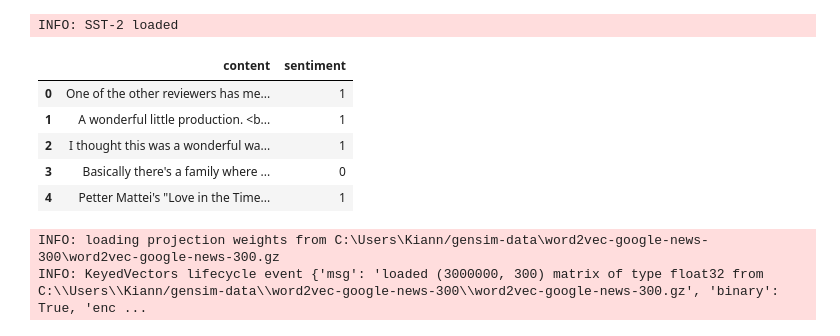
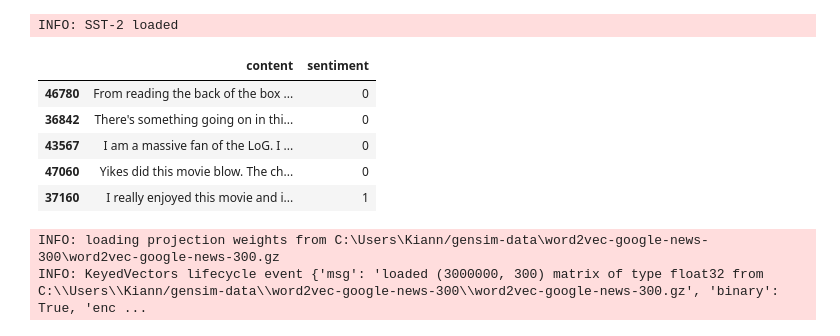
Before and after one commit to StevenShen3641/SC4001-Neural-Network-and-Deep-Learning, a Jupyter notebook: Project/SST_Kian_HAN_Test_300_no_pre_pro.ipynb, the cells around one changed output. Saved outputs shown, nothing was run; the diff lists cells and outputs as text; code cells hidden in the pictures.

```diff
--- a/Project/SST_Kian_HAN_Test_300_no_pre_pro.ipynb
+++ b/Project/SST_Kian_HAN_Test_300_no_pre_pro.ipynb
@@ -30,23 +30,24 @@ INFO: SST-2 loaded
 # %%
 # Load into dataframes
 
 df_train = pd.DataFrame({'content':train_data, 'sentiment':train_labels})
 df_train.reset_index(drop=True, inplace=True)
 
 df_test = pd.DataFrame({'content':dev_data, 'sentiment':dev_labels})
 df_test.reset_index(drop=True, inplace=True)
 
 df_imdb = pd.read_csv("data/IMDB Dataset.csv")
 df_imdb = df_imdb.rename(columns={"review": "content"})
 df_imdb['sentiment'] = df_imdb['sentiment'].map({"positive":1, "negative":0})
+df_imdb = df_imdb.sample(n=1000)
 df_imdb.head(5)
 # %% [output]
 |  | content | sentiment |
-| 0 | One of the other reviewers has me... | 1 |
-| 1 | A wonderful little production. <b... | 1 |
-| 2 | I thought this was a wonderful wa... | 1 |
-| 3 | Basically there's a family where ... | 0 |
-| 4 | Petter Mattei's "Love in the Time... | 1 |
+| 46780 | From reading the back of the box ... | 0 |
+| 36842 | There's something going on in thi... | 0 |
+| 43567 | I am a massive fan of the LoG. I ... | 0 |
+| 47060 | Yikes did this movie blow. The ch... | 0 |
+| 37160 | I really enjoyed this movie and i... | 1 |
 # %%
 # Preprocessing
 
```
Also changed, not shown: parts of 10 cells of this notebook.
